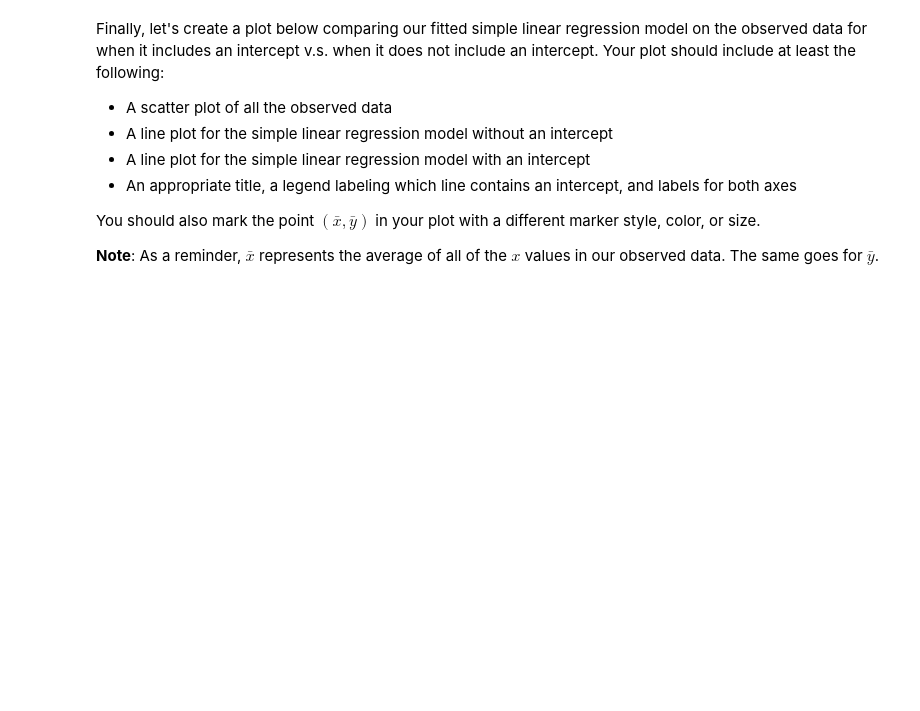
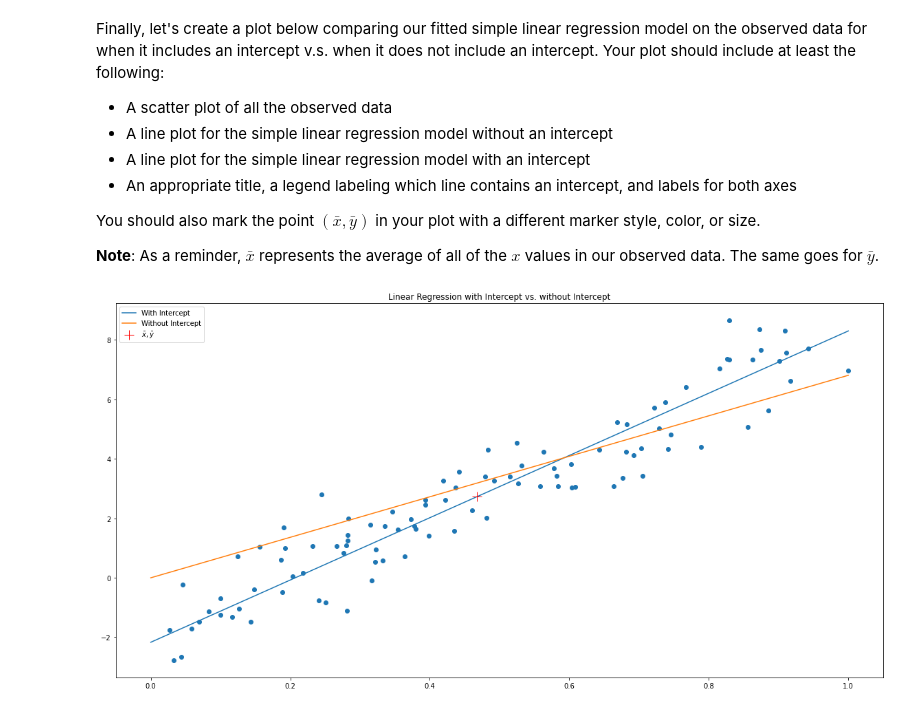
Before and after one commit to briancpark/ds100, a Jupyter notebook: sp21/hw/hw6/hw6_q4e.ipynb, the cells around one changed output. Drawn from its saved outputs; the diff is of its cells as text; code cells hidden in the pictures; blank space fills up the shorter version.

```diff
--- a/sp21/hw/hw6/hw6_q4e.ipynb
+++ b/sp21/hw/hw6/hw6_q4e.ipynb
@@ -41,9 +45,10 @@ Complete the following function `calculate_gamma` that computes the value of the
 # %%
 def calculate_gamma(X, Y, with_intercept):
     if with_intercept:
-        gamma_hat = ...
+        gamma_hat = np.corrcoef(X, Y)[0][0] * (np.std(Y) / np.std(X))
+        print(gamma_hat)
     else:
-        gamma_hat = ...
+        gamma_hat = np.sum(X * Y) / np.sum(X * X)
     return gamma_hat
 # %% [markdown]
 Complete the following function `linear_model` that outputs a predicted value from your simple linear regression model based on whether or not an intercept is specified within the model.
@@ -107,0 +119,13 @@ You should also mark the point $(\bar{x}, \bar{y})$ in your plot with a differen
+# %%
+x = np.linspace(0, 1, 100)
+y = np.linspace(0, 1, 100)
+plt.figure(figsize=(20, 10))
+plt.scatter(X, Y)
+plt.plot(x, gamma_with_intercept * x + intercept_hat, label="With Intercept")
+plt.plot(x, gamma_without_intercept * x, label="Without Intercept")
+plt.plot(np.mean(X), np.mean(Y), 'r+', markersize=14, label=r"$\bar{x}, \bar{y}$")
+plt.legend()
+plt.title("Linear Regression with Intercept vs. without Intercept")
+plt.savefig("q4e.png", dpi=200)
+# %% [output]
+[figure, added]
```
Also changed, not shown: parts of 7 cells of this notebook, 5 other files.
